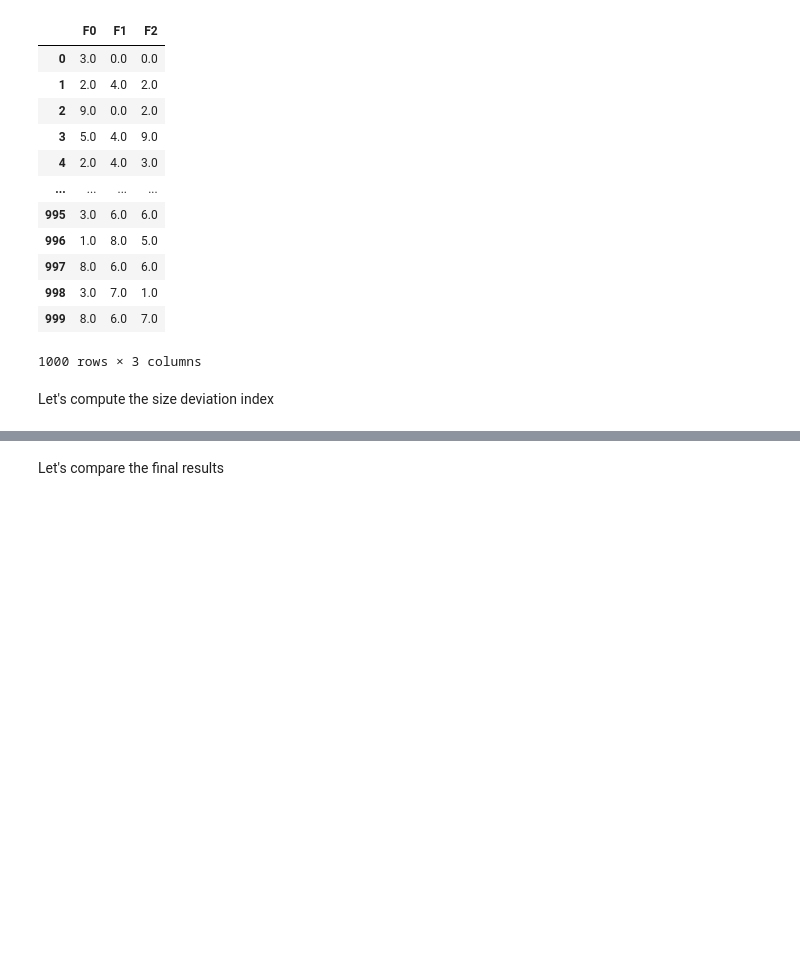
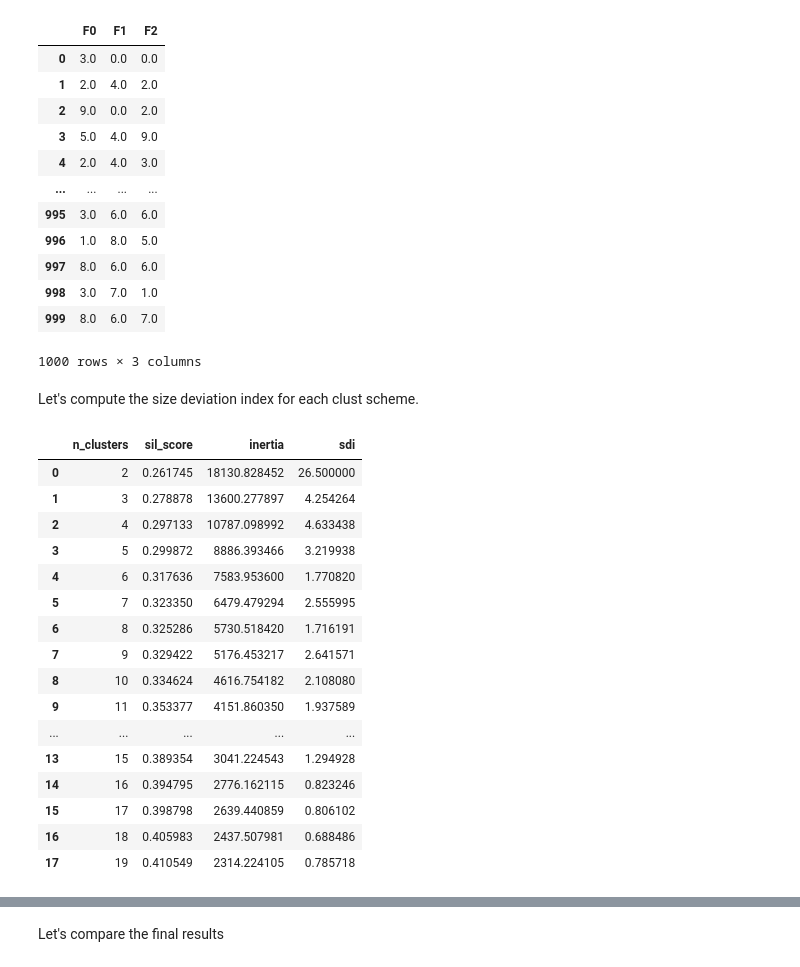
Before and after one commit to AngeloGalav/MachineLearningNotes, a Jupyter notebook: Exams/2021/2021-02-17/angelo.galavotti.ipynb, the cells around one changed output, grey strips where cells are left out. Saved outputs shown, nothing was run; the diff lists cells and outputs as text; code cells hidden in the pictures; blank space fills up the shorter version.

```diff
--- a/Exams/2021/2021-02-17/angelo.galavotti.ipynb
+++ b/Exams/2021/2021-02-17/angelo.galavotti.ipynb
@@ -49,4 +49,4 @@ df_
 | 999 | 8.0 | 6.0 | 7.0 |
 1000 rows × 3 columns
 # %% [markdown]
-Let's compute the size deviation index
+Let's compute the size deviation index for each clust scheme.
@@ -56,0 +53,33 @@ size_deviation_index = np.sqrt(np.unique(y, return_counts= True)[1].var())/n_clu
+# %%
+from sklearn.cluster import KMeans
+from sklearn.metrics import silhouette_score
+
+k_range = list(range(2,20)) # set the range of k values to test
+results = []
+
+for k_ in k_range :
+    estimator = KMeans(n_clusters=k_)
+    y_pred = estimator.fit_predict(df)
+    size_deviation_indedf = np.sqrt(np.unique(y_pred, return_counts=True)[1].var())/k_
+    results.append([k_, silhouette_score(df, y_pred), estimator.inertia_, size_deviation_indedf])
+
+results = pd.DataFrame(data=results, columns=['n_clusters', 'sil_score', 'inertia', 'sdi'])
+results.sort_values(by='inertia', ascending=False)
+# %% [output]
+|  | n_clusters | sil_score | inertia | sdi |
+| 0 | 2 | 0.261745 | 18130.828452 | 26.500000 |
+| 1 | 3 | 0.278878 | 13600.277897 | 4.254264 |
+| 2 | 4 | 0.297133 | 10787.098992 | 4.633438 |
+| 3 | 5 | 0.299872 | 8886.393466 | 3.219938 |
+| 4 | 6 | 0.317636 | 7583.953600 | 1.770820 |
+| 5 | 7 | 0.323350 | 6479.479294 | 2.555995 |
+| 6 | 8 | 0.325286 | 5730.518420 | 1.716191 |
+| 7 | 9 | 0.329422 | 5176.453217 | 2.641571 |
+| 8 | 10 | 0.334624 | 4616.754182 | 2.108080 |
+| 9 | 11 | 0.353377 | 4151.860350 | 1.937589 |
+| ... | ... | ... | ... | ... |
+| 13 | 15 | 0.389354 | 3041.224543 | 1.294928 |
+| 14 | 16 | 0.394795 | 2776.162115 | 0.823246 |
+| 15 | 17 | 0.398798 | 2639.440859 | 0.806102 |
+| 16 | 18 | 0.405983 | 2437.507981 | 0.688486 |
+| 17 | 19 | 0.410549 | 2314.224105 | 0.785718 |
```
Also changed, not shown: parts of 6 cells of this notebook, 2 other files.
